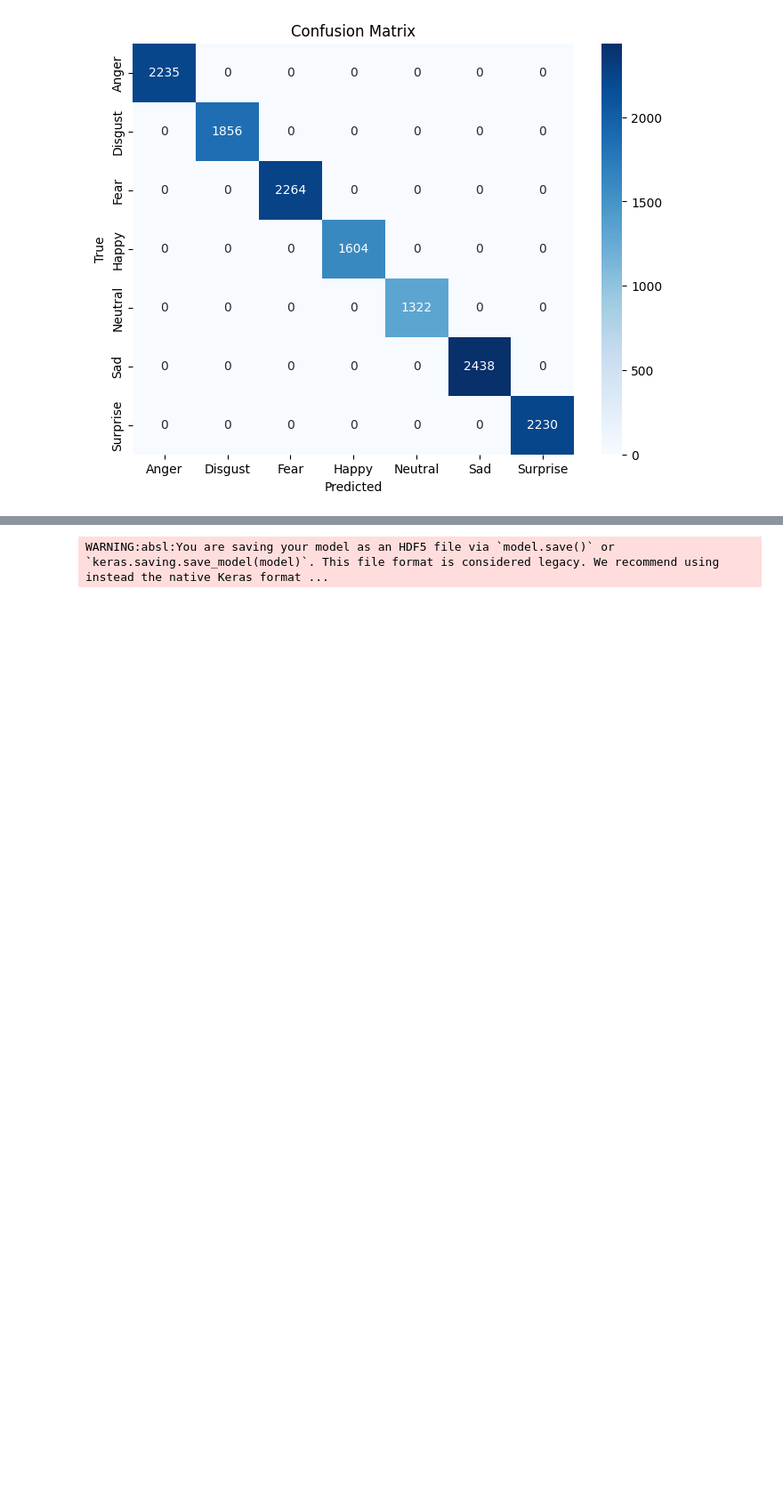
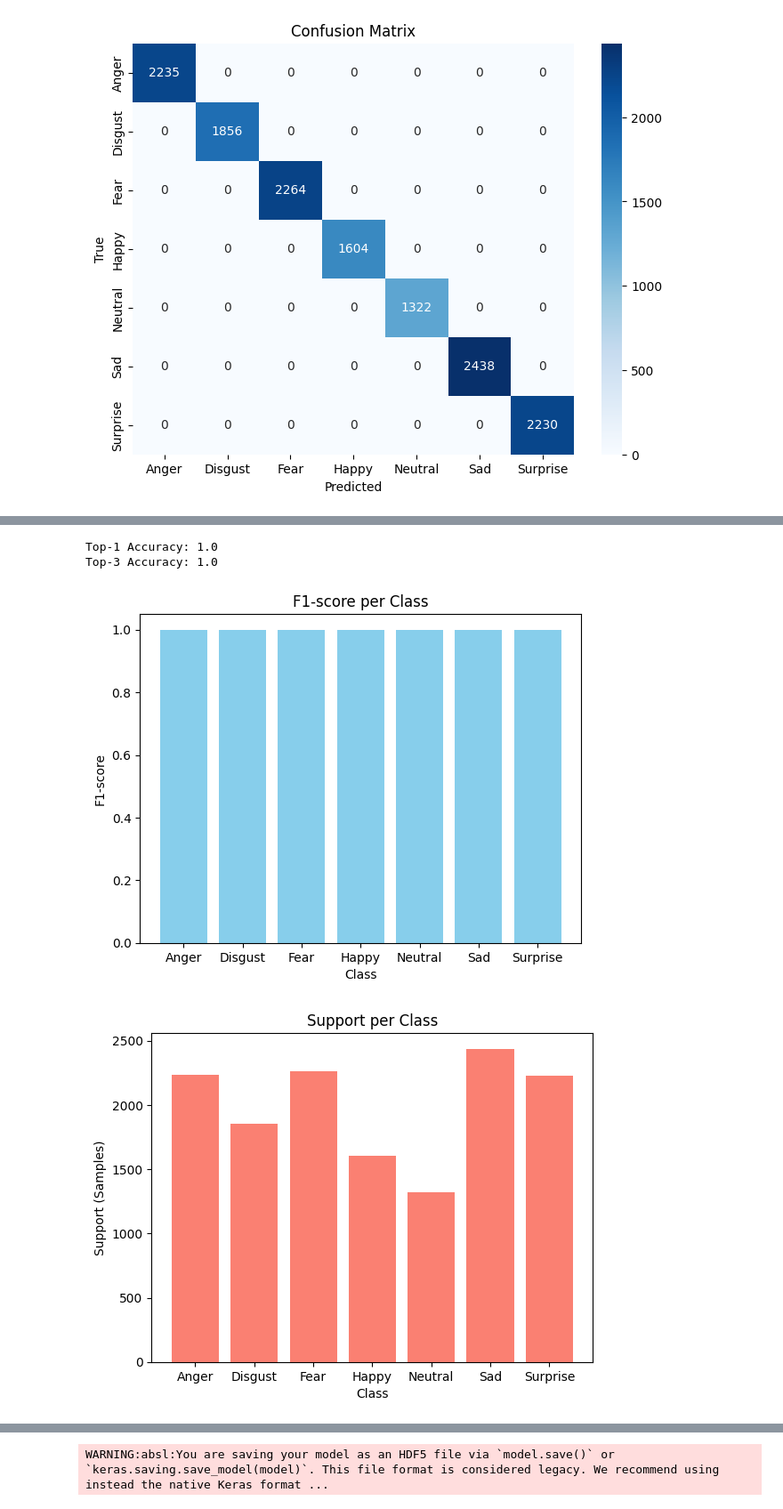
Before and after one commit to tanuja1708/EEG-emotions, a Jupyter notebook: SEED_7(GAN+BI_LSTM).ipynb, the cells around one changed output, grey strips where cells are left out. Shown at 89% size. Cells and saved outputs as stored; diff of their text form; code cells hidden in the pictures; blank space fills up the shorter version.

```diff
--- a/SEED_7(GAN+BI_LSTM).ipynb
+++ b/SEED_7(GAN+BI_LSTM).ipynb
@@ -285,0 +315,33 @@ weighted avg       1.00      1.00      1.00     13949
+# %%
+from tensorflow.keras.metrics import top_k_categorical_accuracy
+
+def top_k_accuracy(y_true, y_pred, k=3):
+    return np.mean(top_k_categorical_accuracy(tf.convert_to_tensor(y_true), tf.convert_to_tensor(y_pred), k=k).numpy())
+
+print("Top-1 Accuracy:", top_k_accuracy(y_test, y_pred, k=1))
+print("Top-3 Accuracy:", top_k_accuracy(y_test, y_pred, k=3))
+# %% [output]
+Top-1 Accuracy: 1.0
+Top-3 Accuracy: 1.0
+# %%
+from sklearn.metrics import classification_report
+import matplotlib.pyplot as plt
+
+report = classification_report(y_true_labels, y_pred_labels, target_names=le.classes_, output_dict=True)
+f1s = [report[label]['f1-score'] for label in le.classes_]
+supports = [report[label]['support'] for label in le.classes_]
+
+plt.bar(le.classes_, f1s, color='skyblue')
+plt.ylabel('F1-score')
+plt.xlabel('Class')
+plt.title('F1-score per Class')
+plt.show()
+
+plt.bar(le.classes_, supports, color='salmon')
+plt.ylabel('Support (Samples)')
+plt.xlabel('Class')
+plt.title('Support per Class')
+plt.show()
+# %% [output]
+[figure, added]
+[figure, added]
```
Also changed, not shown: parts of 4 cells of this notebook.
